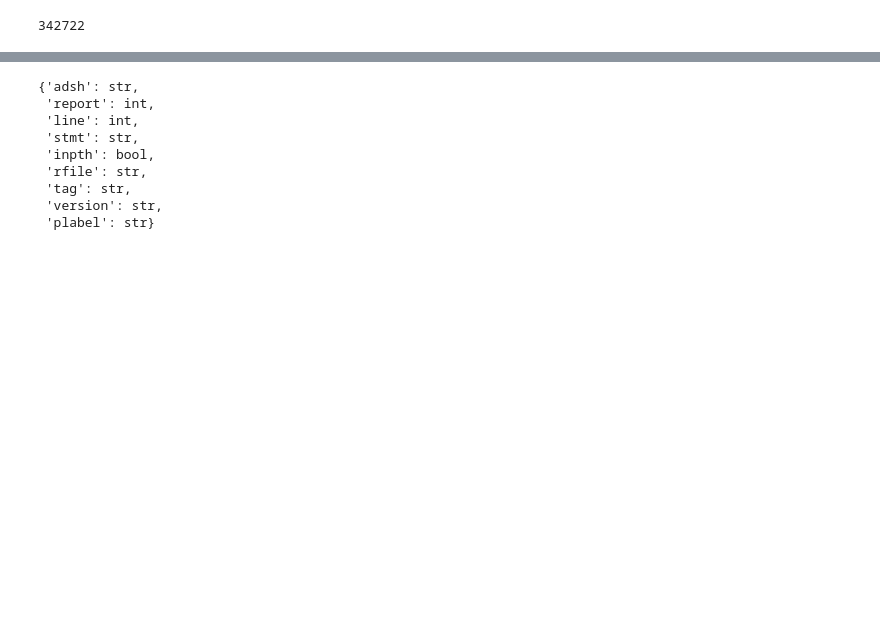
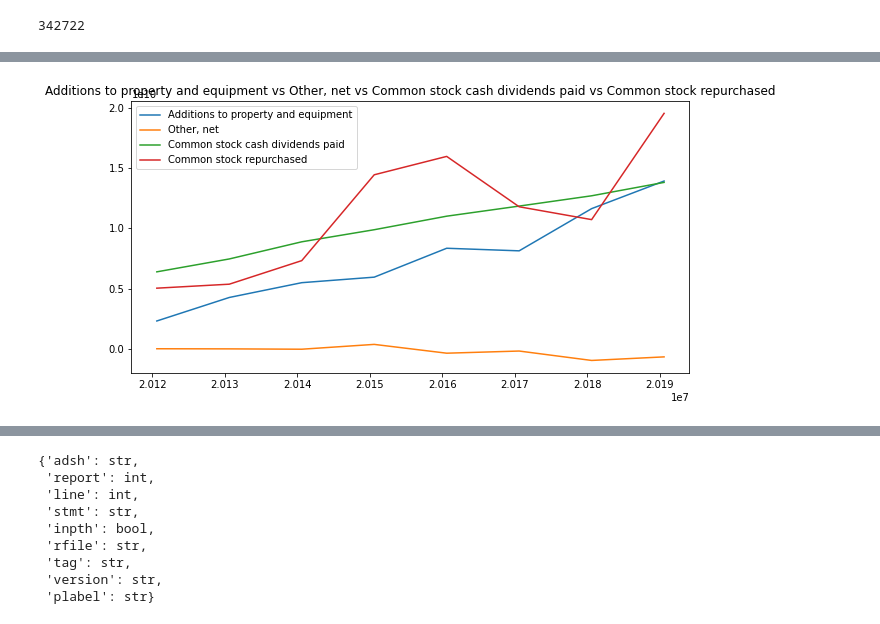
Before and after one commit to mxpoch/LPS, a Jupyter notebook: Scripts/LPS_Workbench.ipynb, the cells around one changed output, grey strips where cells are left out. Saved outputs shown, nothing was run; the diff lists cells and outputs as text; code cells hidden in the pictures; blank space fills up the shorter version.

```diff
--- a/Scripts/LPS_Workbench.ipynb
+++ b/Scripts/LPS_Workbench.ipynb
@@ -70,3 +84,7 @@ Wall time: 16 s
+# %%
+VisualizeRange(RF, [0, ])
+# %% [output]
+[figure, added]
 # %%
 %%time
 RF = RangedFilings(tt, statement='IS')
```
Also changed, not shown: parts of 10 cells of this notebook.
